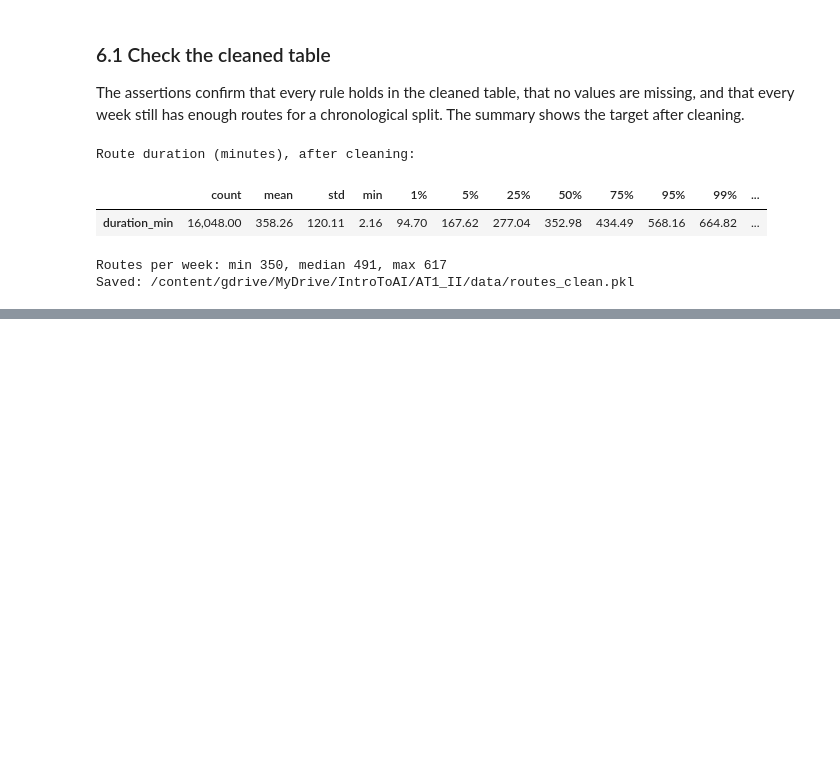
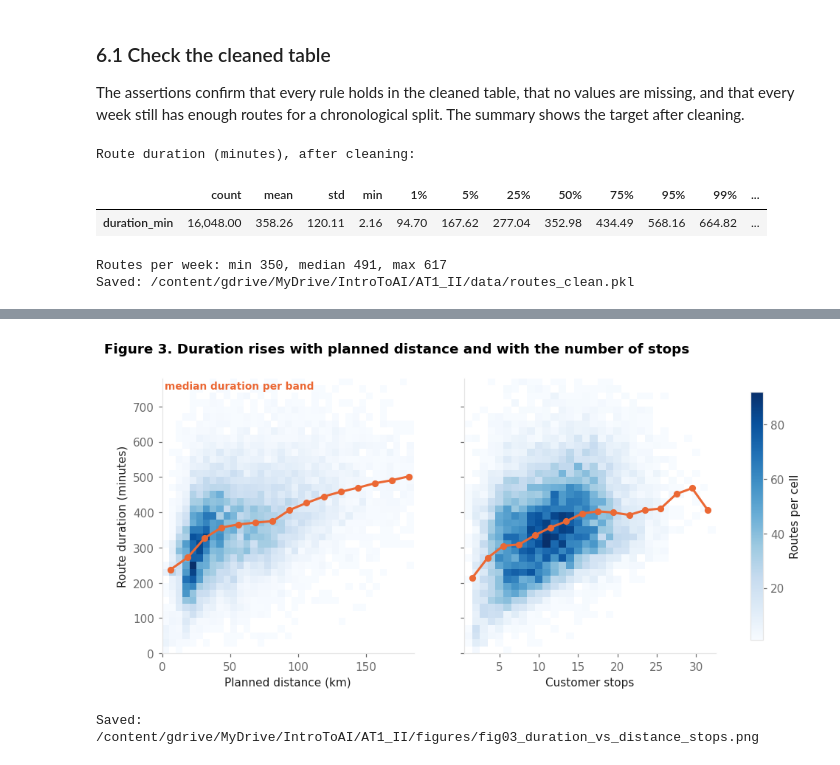
Before and after one commit to brucenguyen0302-code/last-mile-route-duration, a Jupyter notebook: notebooks/AT1_II_route_duration.ipynb, the cells around one changed output, grey strips where cells are left out. Saved outputs shown, nothing was run; the diff lists cells and outputs as text; code cells hidden in the pictures; blank space fills up the shorter version.

```diff
--- a/notebooks/AT1_II_route_duration.ipynb
+++ b/notebooks/AT1_II_route_duration.ipynb
@@ -379,0 +509,27 @@ Saved: /content/gdrive/MyDrive/IntroToAI/AT1_II/data/routes_clean.pkl
+# %%
+fig, axes = plt.subplots(1, 2, figsize=(11, 4.4), sharey=True)
+
+km_cap = routes_clean['planned_km'].quantile(0.99)
+y_bins = np.arange(0, 800, 20)
+panels = [
+    (axes[0], 'planned_km', 'Planned distance (km)', np.arange(0, km_cap + 5, 5), np.arange(0, km_cap + 10, 12.5)),
+    (axes[1], 'n_stops', 'Customer stops', np.arange(0.5, 33.5, 1), np.arange(0.5, 33.5, 2)),
+]
+for ax, col, label, x_bins, band_edges in panels:
+    data = routes_clean[routes_clean[col] <= x_bins[-1]]
+    counts, _, _, image = ax.hist2d(data[col], data[TARGET], bins=[x_bins, y_bins], cmap='Blues', cmin=1)
+    band_median = data.groupby(pd.cut(data[col], band_edges), observed=True)[TARGET].median()
+    centres = [interval.mid for interval in band_median.index]
+    ax.plot(centres, band_median.values, color=ORANGE, linewidth=2, marker='o', markersize=5)
+    ax.set_xlabel(label)
+    ax.grid(False)
+
+axes[0].text(2, 750, 'median duration per band', color=ORANGE, fontsize=9, fontweight='bold')
+axes[0].set_ylabel('Route duration (minutes)')
+fig.suptitle('Figure 3. Duration rises with planned distance and with the number of stops',
+             x=0.06, ha='left', fontweight='bold', fontsize=12)
+fig.colorbar(image, ax=axes, label='Routes per cell', shrink=0.9)
+save_figure(fig, 'fig03_duration_vs_distance_stops.png')
+# %% [output]
+[figure, added]
+Saved: /content/gdrive/MyDrive/IntroToAI/AT1_II/figures/fig03_duration_vs_distance_stops.png
```
Also changed, not shown: parts of 11 cells of this notebook.
